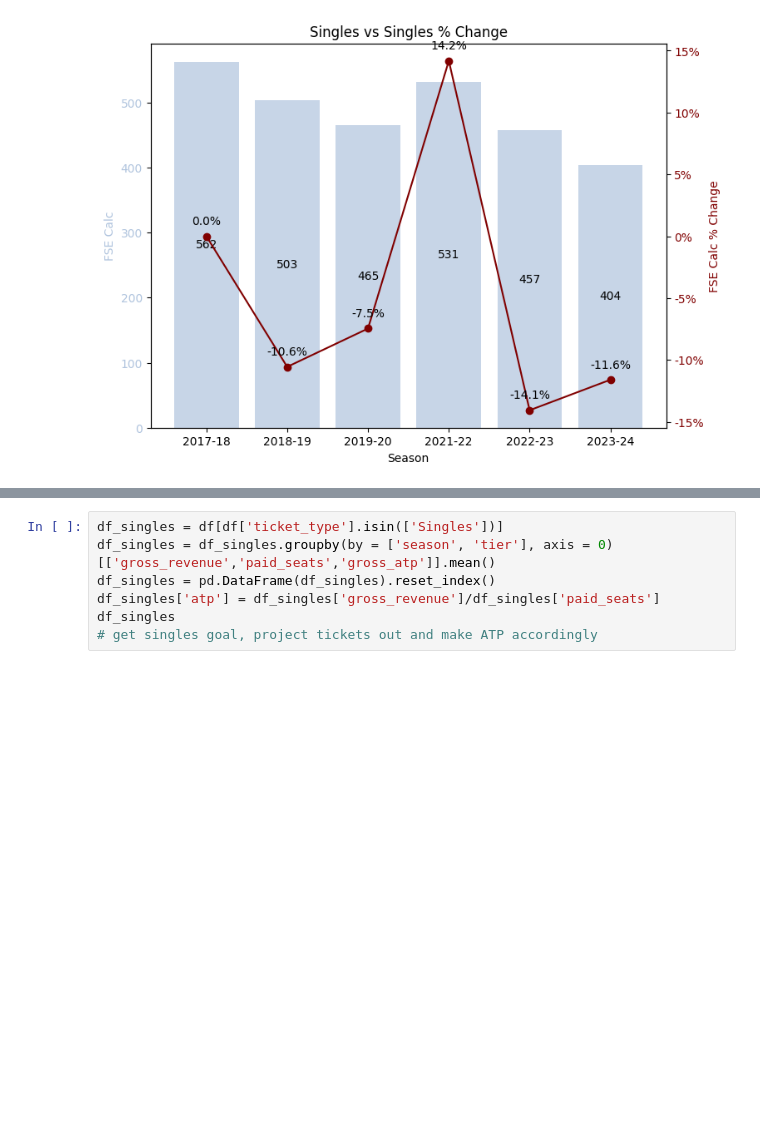
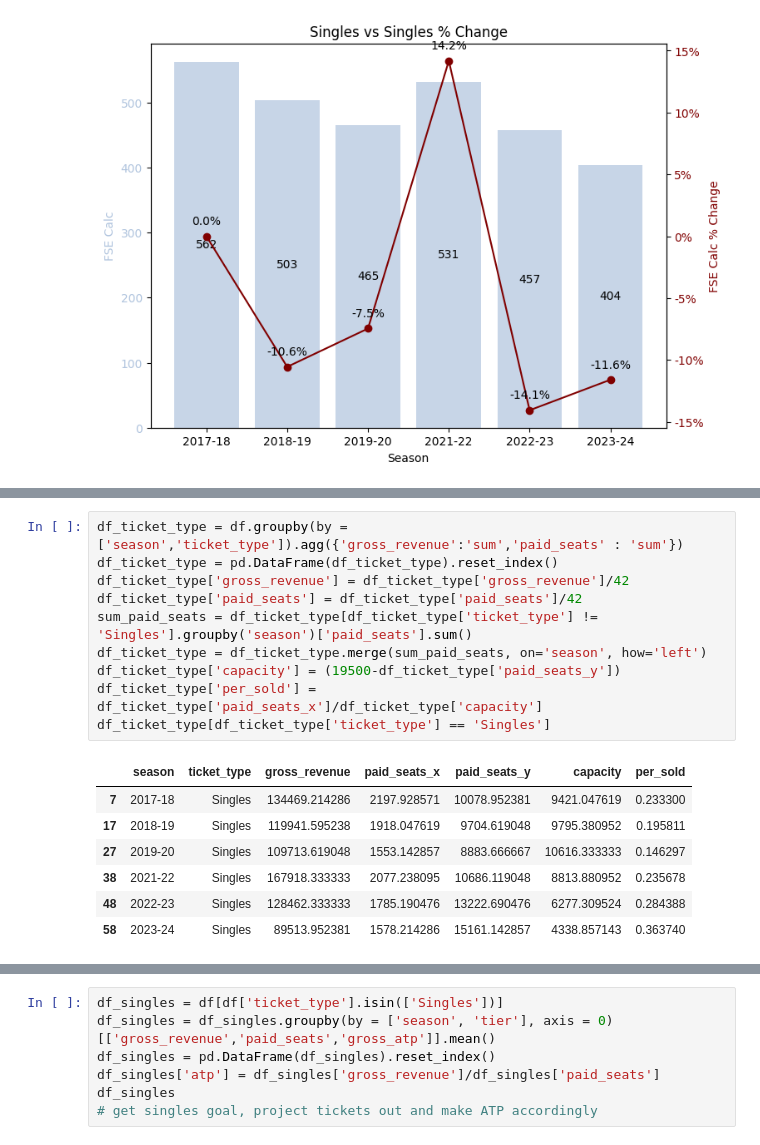
Before and after one commit to riffere-fla/pandas_party, a Jupyter notebook: historical_analysis.ipynb, the cells around one changed output, grey strips where cells are left out. Drawn from its saved outputs; the diff is of its cells as text; blank space fills up the shorter version.

```diff
--- a/historical_analysis.ipynb
+++ b/historical_analysis.ipynb
@@ -453,3 +440,21 @@ df_singles
+# %%
+df_ticket_type = df.groupby(by = ['season','ticket_type']).agg({'gross_revenue':'sum','paid_seats' : 'sum'})
+df_ticket_type = pd.DataFrame(df_ticket_type).reset_index()
+df_ticket_type['gross_revenue'] = df_ticket_type['gross_revenue']/42
+df_ticket_type['paid_seats'] = df_ticket_type['paid_seats']/42
+sum_paid_seats = df_ticket_type[df_ticket_type['ticket_type'] != 'Singles'].groupby('season')['paid_seats'].sum()
+df_ticket_type = df_ticket_type.merge(sum_paid_seats, on='season', how='left')
+df_ticket_type['capacity'] = (19500-df_ticket_type['paid_seats_y'])
+df_ticket_type['per_sold'] = df_ticket_type['paid_seats_x']/df_ticket_type['capacity']
+df_ticket_type[df_ticket_type['ticket_type'] == 'Singles']
+# %% [output]
+|  | season | ticket_type | gross_revenue | paid_seats_x | paid_seats_y | capacity | per_sold |
+| 7 | 2017-18 | Singles | 134469.214286 | 2197.928571 | 10078.952381 | 9421.047619 | 0.233300 |
+| 17 | 2018-19 | Singles | 119941.595238 | 1918.047619 | 9704.619048 | 9795.380952 | 0.195811 |
+| 27 | 2019-20 | Singles | 109713.619048 | 1553.142857 | 8883.666667 | 10616.333333 | 0.146297 |
+| 38 | 2021-22 | Singles | 167918.333333 | 2077.238095 | 10686.119048 | 8813.880952 | 0.235678 |
+| 48 | 2022-23 | Singles | 128462.333333 | 1785.190476 | 13222.690476 | 6277.309524 | 0.284388 |
+| 58 | 2023-24 | Singles | 89513.952381 | 1578.214286 | 15161.142857 | 4338.857143 | 0.363740 |
 # %% [markdown]
 What does the above show?
 
```
Also changed, not shown: parts of 5 cells of this notebook, 1 other file.
